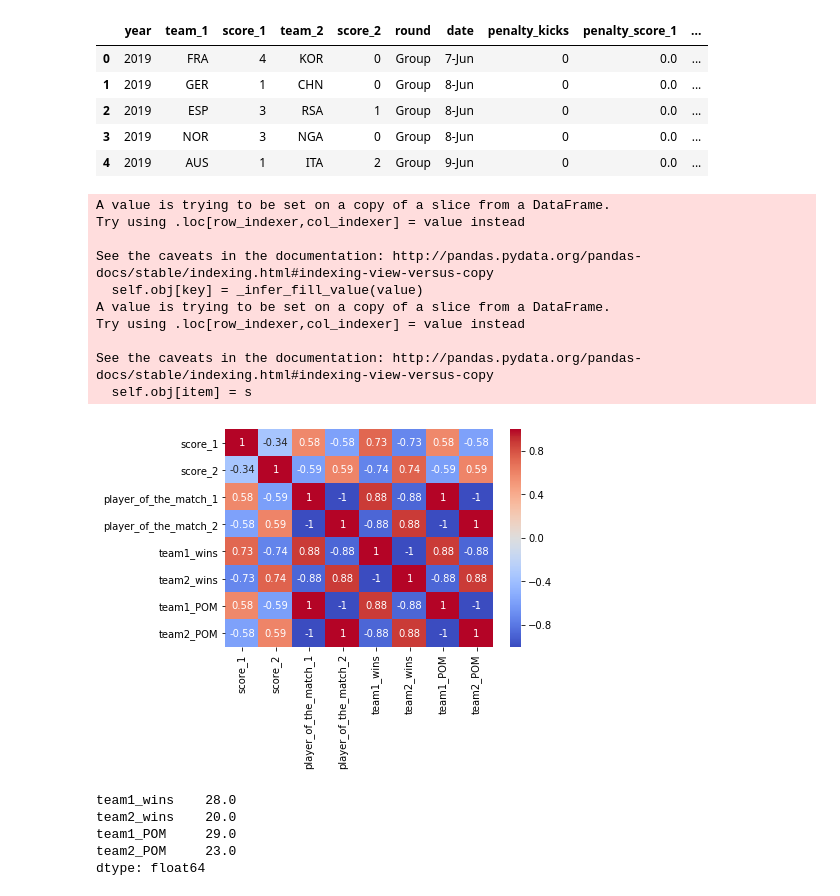
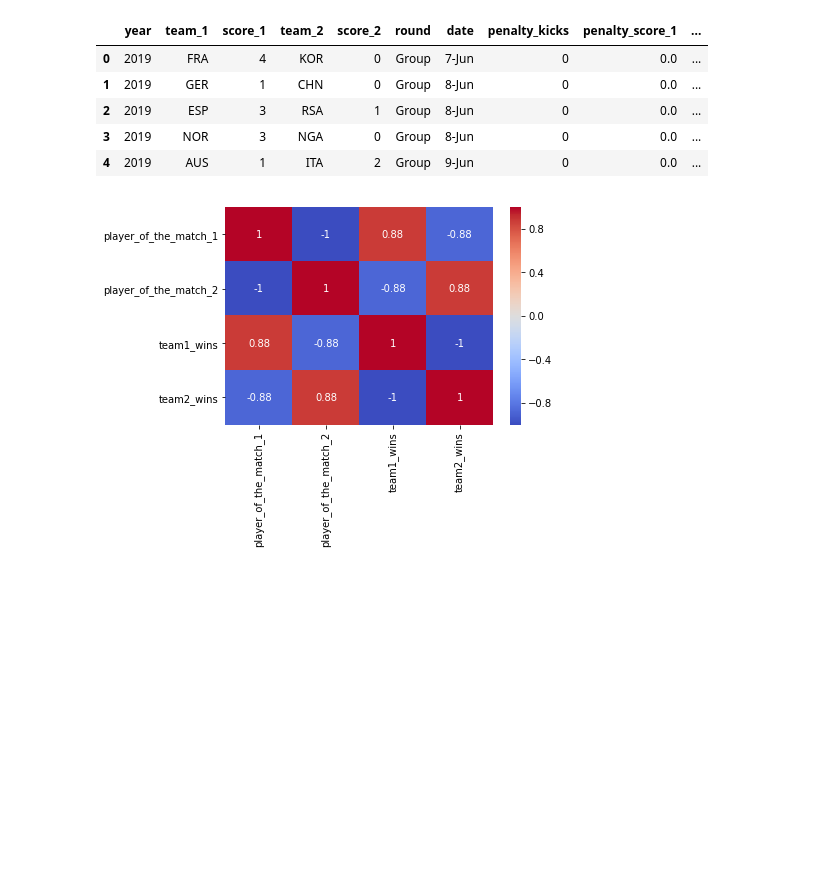
Before and after one commit to kemmanouilides/ffwc-2019-analysis, a Jupyter notebook: v03.ipynb, the cells around one changed output. Saved outputs shown, nothing was run; the diff lists cells and outputs as text; code cells hidden in the pictures; blank space fills up the shorter version.

```diff
--- a/v03.ipynb
+++ b/v03.ipynb
@@ -316,46 +312,33 @@ df.head()
 | 3 | 2019 | NOR | 3 | NGA | 0 | Group | 8-Jun | 0 | 0.0 | ... |
 | 4 | 2019 | AUS | 1 | ITA | 2 | Group | 9-Jun | 0 | 0.0 | ... |
 # %%
+pd.options.mode.chained_assignment = None  # default='warn'
+
 def correlate_pom_score():
     """Plots the correlation between a team winning and a player from that team winning POM.
     """
 
     corr_columns = ['team_1', 'team_2', 'score_1', 'score_2', 'player_of_the_match_1', 'player_of_the_match_2']
     df_corr = df[corr_columns]
 
     df_corr.loc[df_corr.score_1 > df_corr.score_2, 'team1_wins'] = 1
     df_corr.loc[df_corr.score_1 > df_corr.score_2, 'team2_wins'] = 0
     df_corr.loc[df_corr.score_2 > df_corr.score_1, 'team2_wins'] = 1
     df_corr.loc[df_corr.score_2 > df_corr.score_1, 'team1_wins'] = 0
-    df_corr.loc[df_corr.player_of_the_match_1 > df_corr.player_of_the_match_2, 'team1_POM'] = 1
-    df_corr.loc[df_corr.player_of_the_match_1 > df_corr.player_of_the_match_2, 'team2_POM'] = 0
-    df_corr.loc[df_corr.player_of_the_match_2 > df_corr.player_of_the_match_1, 'team2_POM'] = 1
-    df_corr.loc[df_corr.player_of_the_match_2 > df_corr.player_of_the_match_1, 'team1_POM'] = 0
+#     df_corr.loc[df_corr.player_of_the_match_1 > df_corr.player_of_the_match_2, 'team1_POM'] = 1
+#     df_corr.loc[df_corr.player_of_the_match_1 > df_corr.player_of_the_match_2, 'team2_POM'] = 0
+#     df_corr.loc[df_corr.player_of_the_match_2 > df_corr.player_of_the_match_1, 'team2_POM'] = 1
+#     df_corr.loc[df_corr.player_of_the_match_2 > df_corr.player_of_the_match_1, 'team1_POM'] = 0
 
     df_corr.isnull().sum(axis = 0)
-#     df_corr.drop(['team_1', 'team_2', 'score_1', 'score_2', 'player_of_the_match_1', 'player_of_the_match_2'], axis=1, inplace=True)
+    df_corr.drop(['team_1', 'team_2', 'score_1', 'score_2'], axis=1, inplace=True)
 
     corrMatrix = df_corr.corr(method='kendall')
     sn.heatmap(corrMatrix, annot=True, cmap="coolwarm")
     plt.show()
 
+    #df_corr.sum(axis=0)
+
 correlate_pom_score()
-
-df_corr.sum(axis=0)
 # %% [output]
-A value is trying to be set on a copy of a slice from a DataFrame.
-Try using .loc[row_indexer,col_indexer] = value instead
-
-See the caveats in the documentation: http://pandas.pydata.org/pandas-docs/stable/indexing.html#indexing-view-versus-copy
-  self.obj[key] = _infer_fill_value(value)
-A value is trying to be set on a copy of a slice from a DataFrame.
-Try using .loc[row_indexer,col_indexer] = value instead
-
-See the caveats in the documentation: http://pandas.pydata.org/pandas-docs/stable/indexing.html#indexing-view-versus-copy
-  self.obj[item] = s
-[figure, old version]
+[figure, new version]
-team1_wins    28.0
-team2_wins    20.0
-team1_POM     29.0
-team2_POM     23.0
-dtype: float64
```
Also changed, not shown: parts of 8 cells of this notebook.
